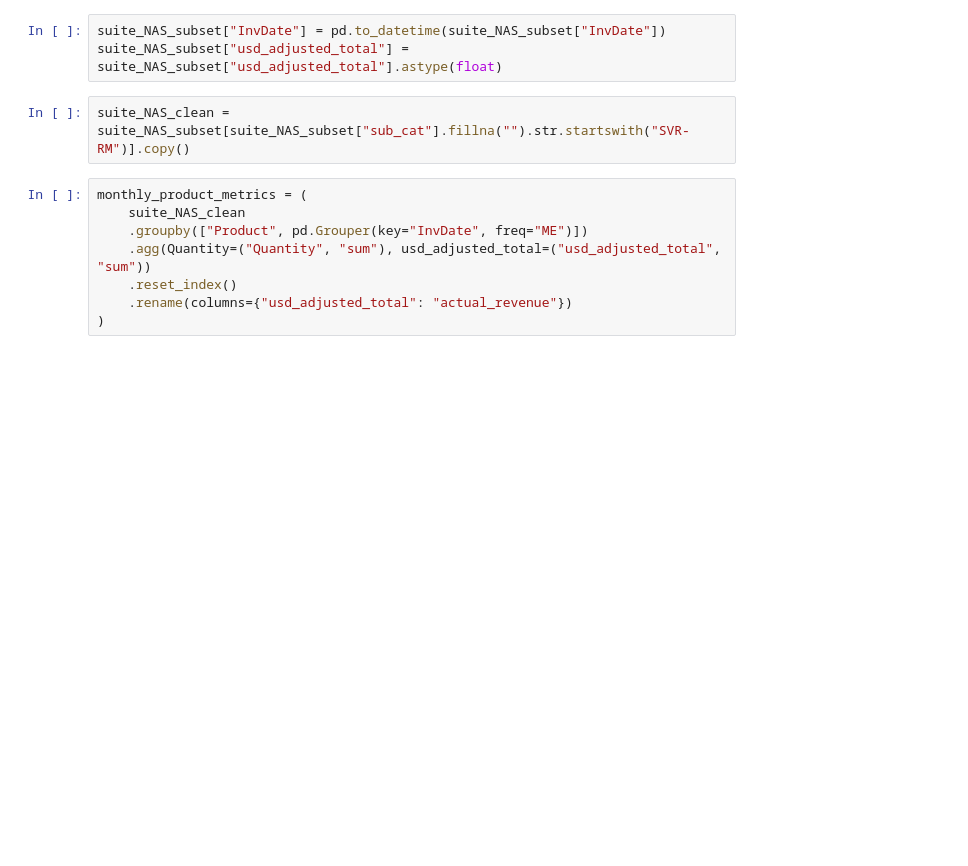
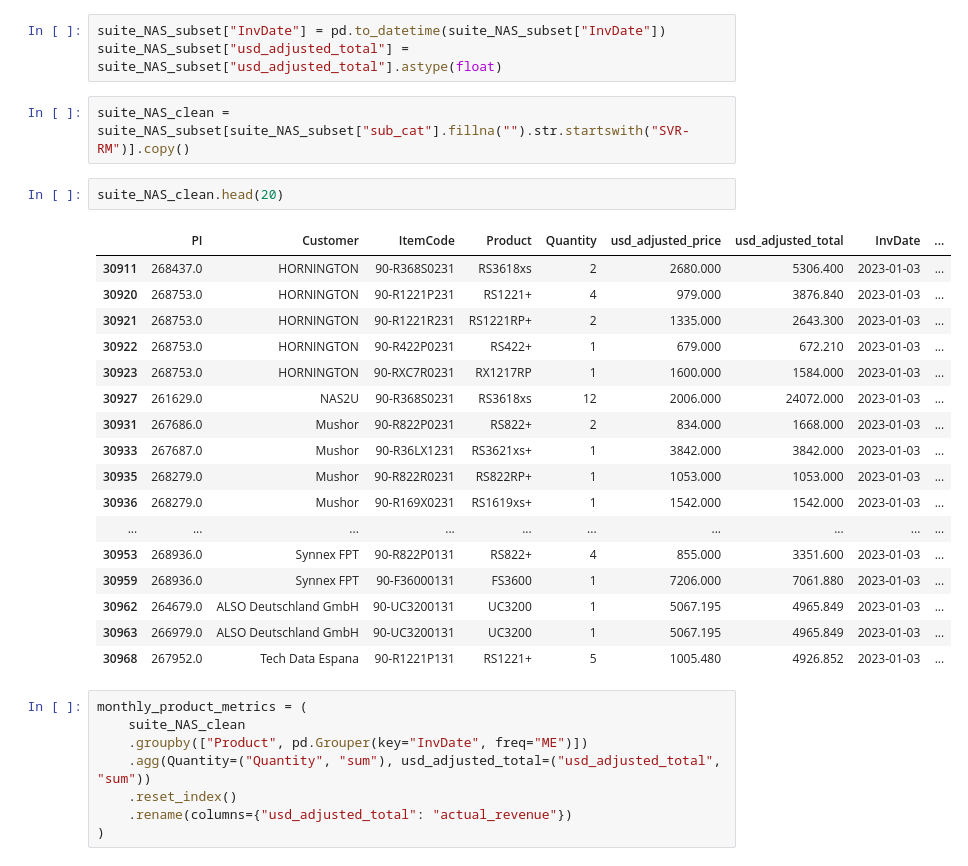
Before and after one commit to tonychu805/syno_bi, a Jupyter notebook: notebook/01_svr_rm_forecast.ipynb, the cells around one changed output. Cells and saved outputs as stored; diff of their text form; blank space fills up the shorter version.

```diff
--- a/notebook/01_svr_rm_forecast.ipynb
+++ b/notebook/01_svr_rm_forecast.ipynb
@@ -36,6 +36,26 @@ suite_NAS_subset["InvDate"] = pd.to_datetime(suite_NAS_subset["InvDate"])
 suite_NAS_subset["usd_adjusted_total"] = suite_NAS_subset["usd_adjusted_total"].astype(float)
 # %%
 suite_NAS_clean = suite_NAS_subset[suite_NAS_subset["sub_cat"].fillna("").str.startswith("SVR-RM")].copy()
+# %%
+suite_NAS_clean.head(20)
+# %% [output]
+|  | PI | Customer | ItemCode | Product | Quantity | usd_adjusted_price | usd_adjusted_total | InvDate | ... |
+| 30911 | 268437.0 | HORNINGTON | 90-R368S0231 | RS3618xs | 2 | 2680.000 | 5306.400 | 2023-01-03 | ... |
+| 30920 | 268753.0 | HORNINGTON | 90-R1221P231 | RS1221+ | 4 | 979.000 | 3876.840 | 2023-01-03 | ... |
+| 30921 | 268753.0 | HORNINGTON | 90-R1221R231 | RS1221RP+ | 2 | 1335.000 | 2643.300 | 2023-01-03 | ... |
+| 30922 | 268753.0 | HORNINGTON | 90-R422P0231 | RS422+ | 1 | 679.000 | 672.210 | 2023-01-03 | ... |
+| 30923 | 268753.0 | HORNINGTON | 90-RXC7R0231 | RX1217RP | 1 | 1600.000 | 1584.000 | 2023-01-03 | ... |
+| 30927 | 261629.0 | NAS2U | 90-R368S0231 | RS3618xs | 12 | 2006.000 | 24072.000 | 2023-01-03 | ... |
+| 30931 | 267686.0 | Mushor | 90-R822P0231 | RS822+ | 2 | 834.000 | 1668.000 | 2023-01-03 | ... |
+| 30933 | 267687.0 | Mushor | 90-R36LX1231 | RS3621xs+ | 1 | 3842.000 | 3842.000 | 2023-01-03 | ... |
+| 30935 | 268279.0 | Mushor | 90-R822R0231 | RS822RP+ | 1 | 1053.000 | 1053.000 | 2023-01-03 | ... |
+| 30936 | 268279.0 | Mushor | 90-R169X0231 | RS1619xs+ | 1 | 1542.000 | 1542.000 | 2023-01-03 | ... |
+| ... | ... | ... | ... | ... | ... | ... | ... | ... | ... |
+| 30953 | 268936.0 | Synnex FPT | 90-R822P0131 | RS822+ | 4 | 855.000 | 3351.600 | 2023-01-03 | ... |
+| 30959 | 268936.0 | Synnex FPT | 90-F36000131 | FS3600 | 1 | 7206.000 | 7061.880 | 2023-01-03 | ... |
+| 30962 | 264679.0 | ALSO Deutschland GmbH | 90-UC3200131 | UC3200 | 1 | 5067.195 | 4965.849 | 2023-01-03 | ... |
+| 30963 | 266979.0 | ALSO Deutschland GmbH | 90-UC3200131 | UC3200 | 1 | 5067.195 | 4965.849 | 2023-01-03 | ... |
+| 30968 | 267952.0 | Tech Data Espana | 90-R1221P131 | RS1221+ | 5 | 1005.480 | 4926.852 | 2023-01-03 | ... |
 # %%
 monthly_product_metrics = (
     suite_NAS_clean
```
Also changed, not shown: 4 other files.
